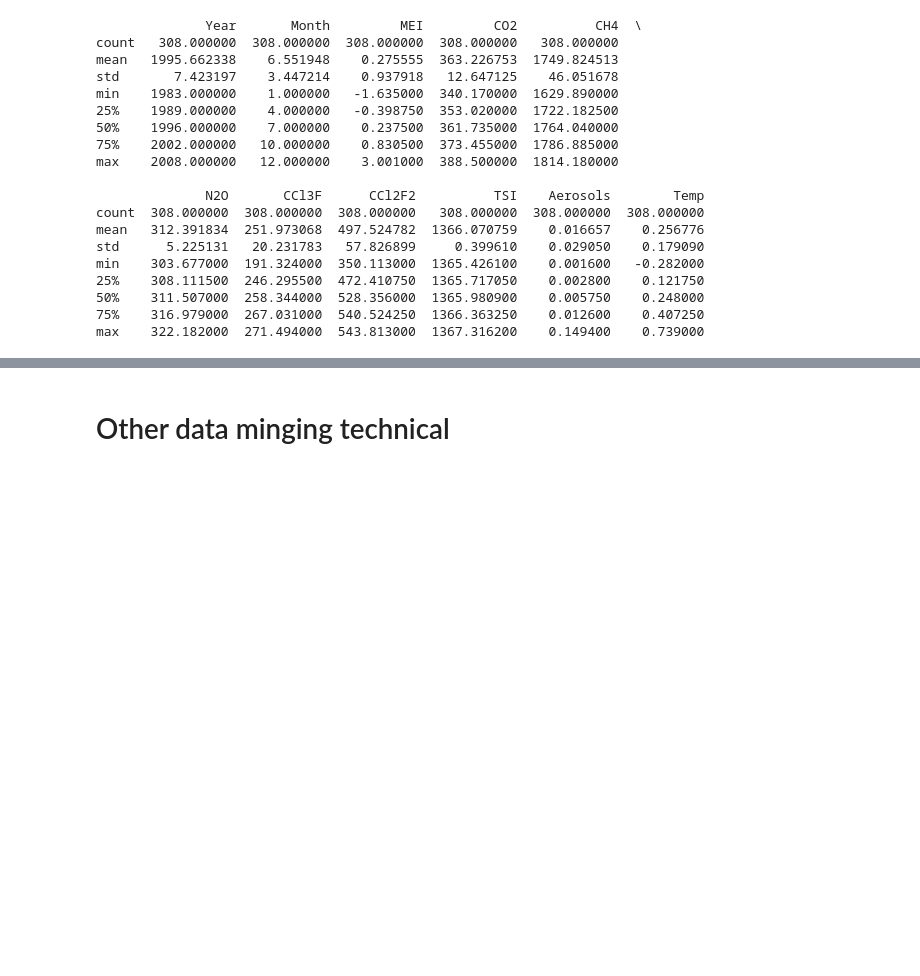
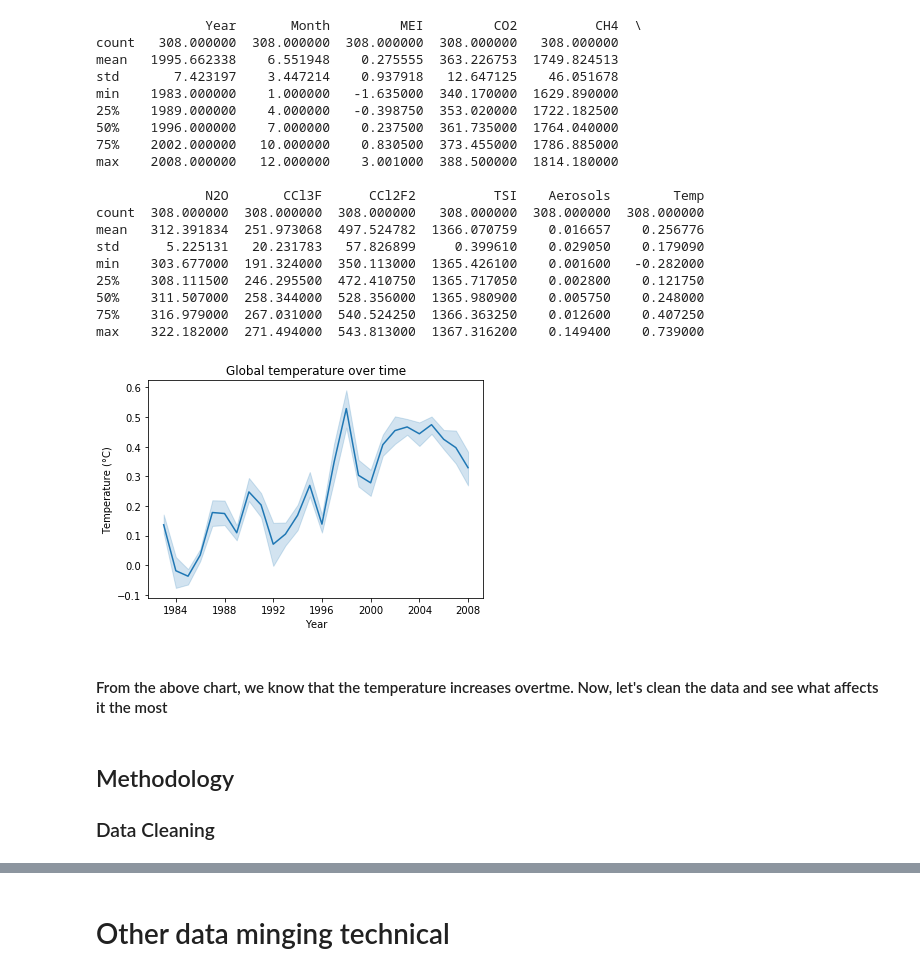
Before and after one commit to hqiuyu/Sunflower, a Jupyter notebook: sun_flower.ipynb, the cells around one changed output, grey strips where cells are left out. Cells and saved outputs as stored; diff of their text form; code cells hidden in the pictures; blank space fills up the shorter version.

```diff
--- a/sun_flower.ipynb
+++ b/sun_flower.ipynb
@@ -91,3 +91,23 @@ min    303.677000  191.324000  350.113000  1365.426100    0.001600   -0.282000
 50%    311.507000  258.344000  528.356000  1365.980900    0.005750    0.248000
 75%    316.979000  267.031000  540.524250  1366.363250    0.012600    0.407250
 max    322.182000  271.494000  543.813000  1367.316200    0.149400    0.739000
+# %%
+df['Year'] = pd.to_datetime(df['Year'], format='%Y')
+
+# Create a line plot of the average temperature over time
+sns.lineplot(x='Year', y='Temp', data=df)
+
+# Add labels and a title to the plot
+plt.xlabel('Year')
+plt.ylabel('Temperature (°C)')
+plt.title('Global temperature over time')
+
+# Show the plot
+plt.show()
+# %% [output]
+[figure, added]
+# %% [markdown]
+#### From the above chart, we know that the temperature increases overtme. Now, let's clean the data and see what affects it the most
+# %% [markdown]
+## Methodology
+### Data Cleaning
```
Also changed, not shown: parts of 35 cells of this notebook, 1 other file.
